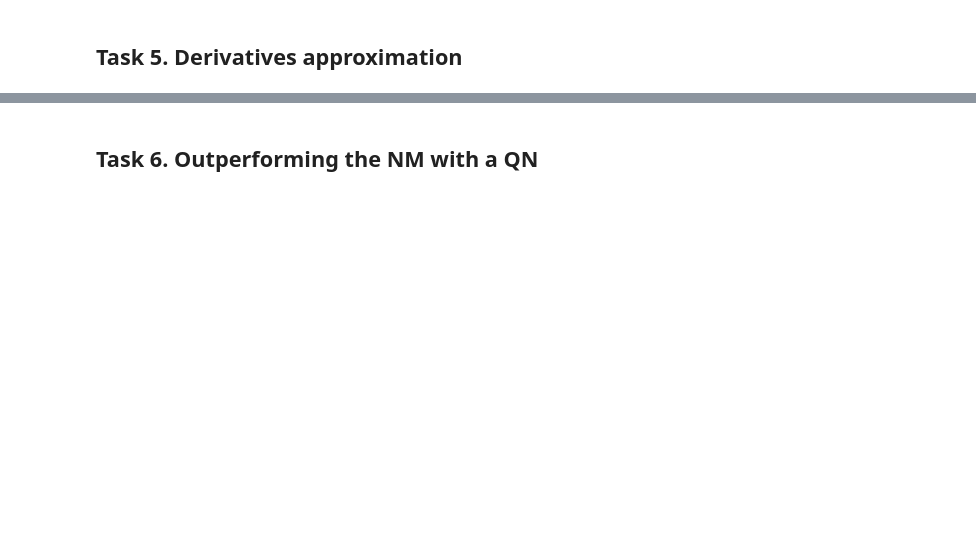
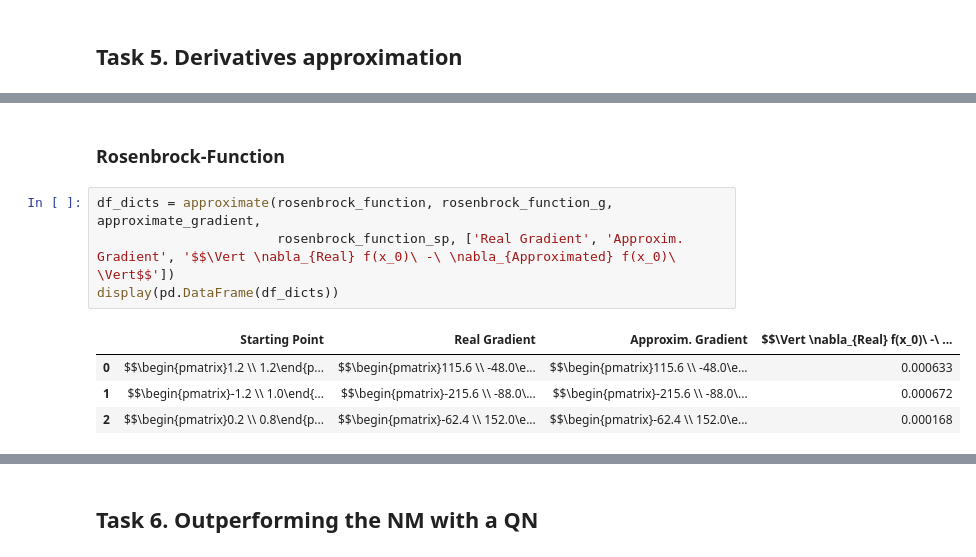
Before and after one commit to pilzpascal/ss23_Numerical_Optimisation, a Jupyter notebook: 1/Phase 2/phase2.ipynb, the cells around one changed output, grey strips where cells are left out. Cells and saved outputs as stored; diff of their text form; blank space fills up the shorter version.

Commit message:
Changed Approx DataFrame

```diff
--- a/1/Phase 2/phase2.ipynb
+++ b/1/Phase 2/phase2.ipynb
@@ -547,0 +550,11 @@ Norm: 0.035555871747700855
+# %% [markdown]
+### Rosenbrock-Function
+# %%
+df_dicts = approximate(rosenbrock_function, rosenbrock_function_g, approximate_gradient,
+                       rosenbrock_function_sp, ['Real Gradient', 'Approxim. Gradient', '$$\Vert \nabla_{Real} f(x_0)\ -\ \nabla_{Approximated} f(x_0)\ \Vert$$'])
+display(pd.DataFrame(df_dicts))
+# %% [output]
+|  | Starting Point | Real Gradient | Approxim. Gradient | $$\Vert \nabla_{Real} f(x_0)\ -\ ... |
+| 0 | $$\begin{pmatrix}1.2 \\ 1.2\end{p... | $$\begin{pmatrix}115.6 \\ -48.0\e... | $$\begin{pmatrix}115.6 \\ -48.0\e... | 0.000633 |
+| 1 | $$\begin{pmatrix}-1.2 \\ 1.0\end{... | $$\begin{pmatrix}-215.6 \\ -88.0\... | $$\begin{pmatrix}-215.6 \\ -88.0\... | 0.000672 |
+| 2 | $$\begin{pmatrix}0.2 \\ 0.8\end{p... | $$\begin{pmatrix}-62.4 \\ 152.0\e... | $$\begin{pmatrix}-62.4 \\ 152.0\e... | 0.000168 |
```
Also changed, not shown: parts of 5 cells of this notebook.
